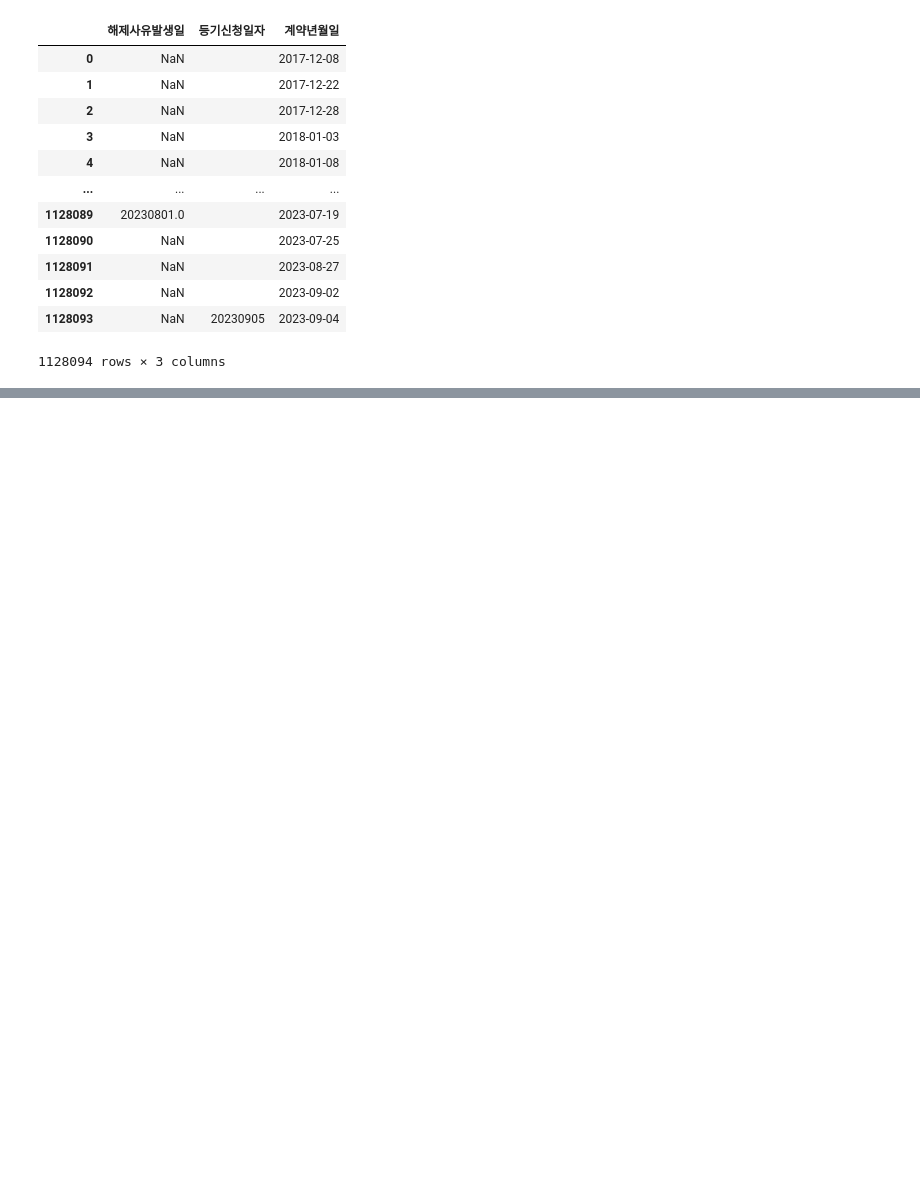
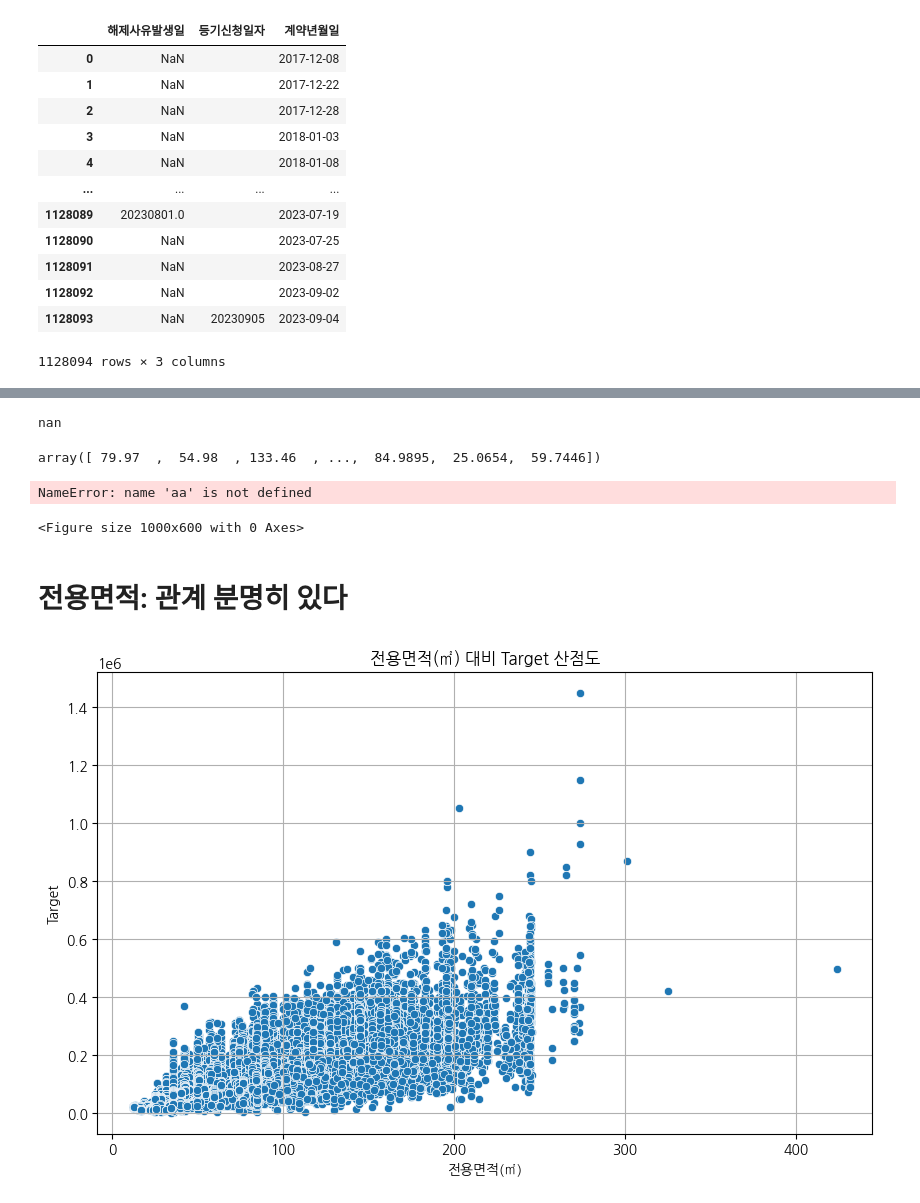
Before and after one commit to UpstageAILab3/upstage-ml-regression-ml5-pub, a Jupyter notebook: notebook/EDA.ipynb, the cells around one changed output, grey strips where cells are left out. Drawn from its saved outputs; the diff is of its cells as text; code cells hidden in the pictures; blank space fills up the shorter version.

```diff
--- a/notebook/EDA.ipynb
+++ b/notebook/EDA.ipynb
@@ -258,0 +303,2 @@ train_test[['해제사유발생일','등기신청일자','계약년월일']]
+# %%
+trainset_0714 = pd.read_csv(r'/data/ephemeral/home/yjl/upstage-ml-regression-ml5/data/trainset_0714.csv')
@@ -258,0 +319,19 @@ train_test[['해제사유발생일','등기신청일자','계약년월일']]
+# %%
+import pandas as pd
+
+# 가정: trainset_0714 데이터프레임이 이미 정의되어 있고, 필요한 컬럼들을 포함하고 있음
+# 데이터프레임의 예시 컬럼에 NaN 값을 0으로 채우고 모든 학원수의 합을 계산
+trainset_0714['모든학원수'] = (
+    trainset_0714['소형학원수'].fillna(0) +
+    trainset_0714['중형학원수'].fillna(0) +
+    trainset_0714['대형학원수'].fillna(0) +
+    trainset_0714['종합학원수'].fillna(0) +
+    trainset_0714['입시학원수'].fillna(0) +
+    trainset_0714['외국어학원수'].fillna(0) +
+    trainset_0714['예체능학원수'].fillna(0) +
+    trainset_0714['독서실수'].fillna(0) +
+    trainset_0714['정보학원수'].fillna(0)
+)
+
+# 결과 확인을 위한 출력 (예시로 몇 개의 행만 출력)
+print(trainset_0714[['소형학원수', '중형학원수', '대형학원수', '종합학원수', '입시학원수', '외국어학원수', '예체능학원수', '독서실수', '정보학원수', '모든학원수']].head())
@@ -258,0 +340,49 @@ train_test[['해제사유발생일','등기신청일자','계약년월일']]
+# %%
+gangmam_target.median()
+# %% [output]
+nan
+# %%
+trainset_0714['전용면적(㎡)'].unique()
+# %% [output]
+array([ 79.97  ,  54.98  , 133.46  , ...,  84.9895,  25.0654,  59.7446])
+# %%
+aa = trainset_0714[(trainset_0714.구=='강남구')&(trainset_0714.is_test==0)]
+
+                #    &(trainset_0714.target>=gangmam_target.median()*0.8)
+                #    &(trainset_0714.target<=gangmam_target.median()*1.2)
+                #    &(trainset_0714['전용면적(㎡)']==84.9895)]
+# %%
+import pandas as pd
+import matplotlib.pyplot as plt
+import seaborn as sns
+
+
+# 산점도 그리기
+plt.figure(figsize=(10, 6))  # 그래프 크기 설정ㅁ
+sns.scatterplot(x='모든학원수', y='target', data=aa)  # seaborn을 사용한 산점도
+plt.title('모든학원수 대비 Target 산점도')  # 그래프 제목 설정
+plt.xlabel('모든학원수')  # X축 라벨
+plt.ylabel('Target')  # Y축 라벨
+plt.grid(True)  # 그리드 추가
+plt.show()
+# %% [output]
+NameError: name 'aa' is not defined
+<Figure size 1000x600 with 0 Axes>
+# %% [markdown]
+# 전용면적: 관계 분명히 있다
+# %%
+import pandas as pd
+import matplotlib.pyplot as plt
+import seaborn as sns
+
+
+# 산점도 그리기
+plt.figure(figsize=(10, 6))  # 그래프 크기 설정ㅁ
+sns.scatterplot(x='전용면적(㎡)', y='target', data=aa)  # seaborn을 사용한 산점도
+plt.title('전용면적(㎡) 대비 Target 산점도')  # 그래프 제목 설정
+plt.xlabel('전용면적(㎡)')  # X축 라벨
+plt.ylabel('Target')  # Y축 라벨
+plt.grid(True)  # 그리드 추가
+plt.show()
+# %% [output]
+[figure, added]
```
Also changed, not shown: parts of 33 cells of this notebook.
